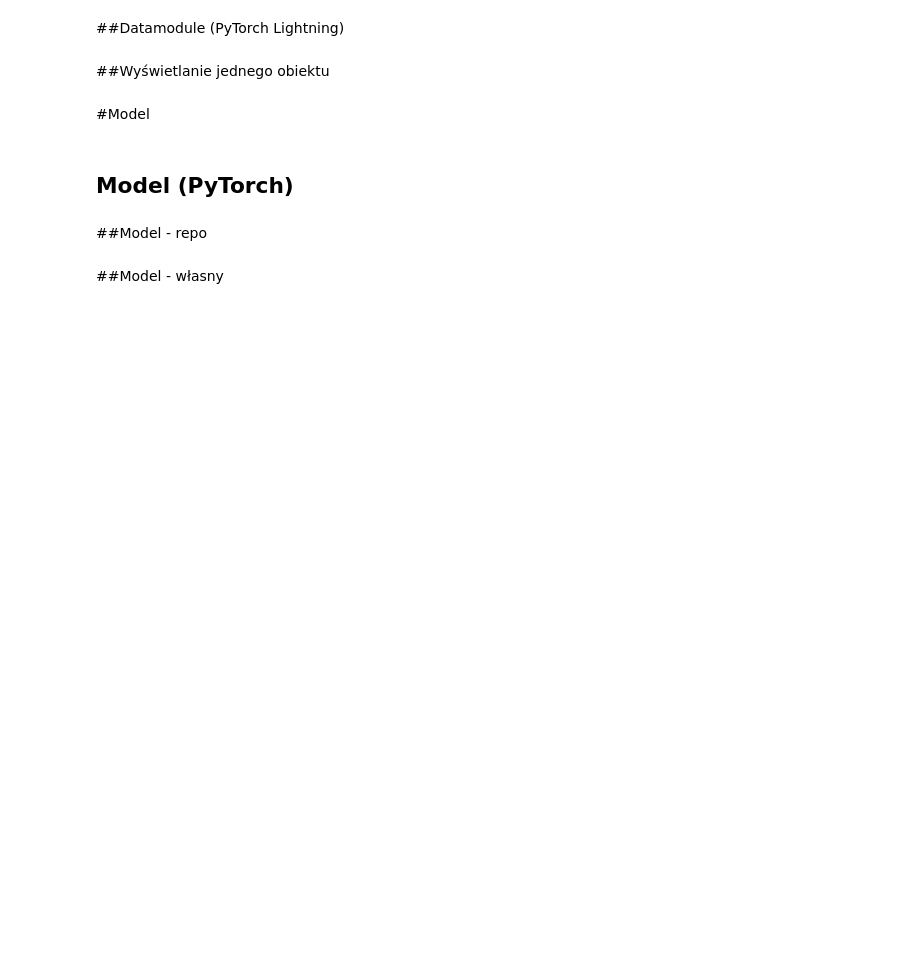
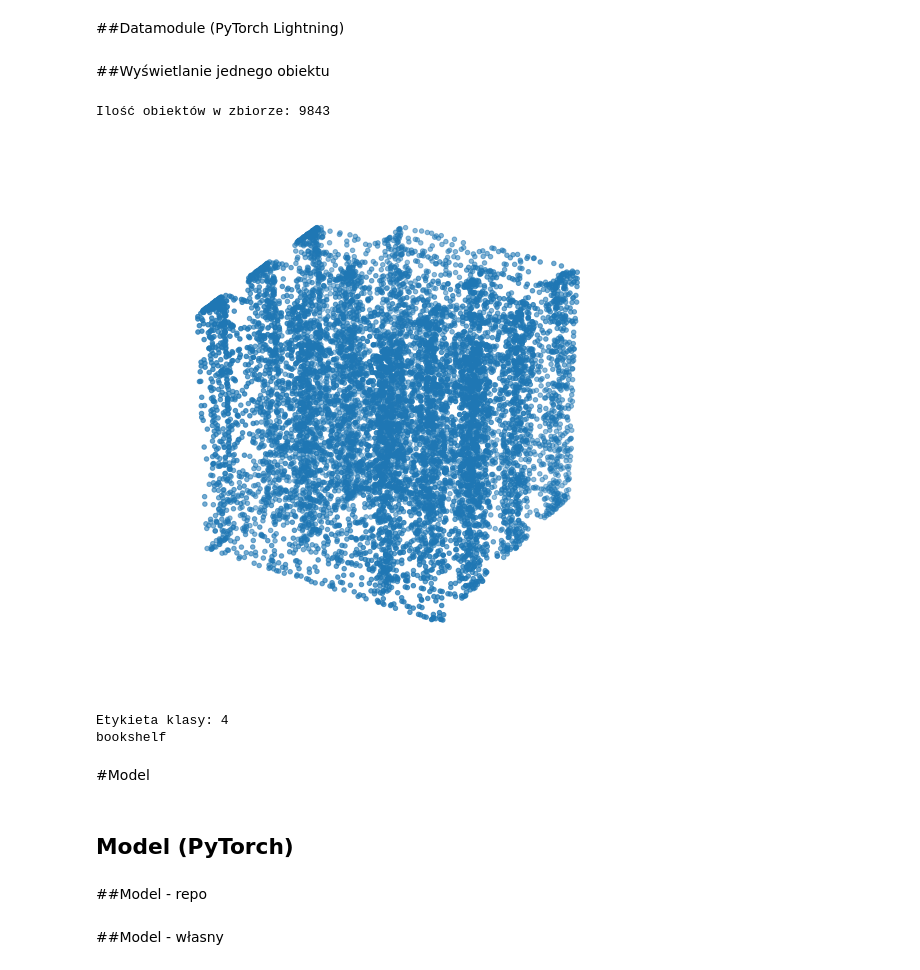
Before and after one commit to wojtekbrodowski/gsn-pointnet, a Jupyter notebook: GSN_PointNet.ipynb, the cells around one changed output. Drawn from its saved outputs; the diff is of its cells as text; code cells hidden in the pictures; blank space fills up the shorter version.

```diff
--- a/GSN_PointNet.ipynb
+++ b/GSN_PointNet.ipynb
@@ -253,15 +249,13 @@ class ModelNetDatasetNP(data.Dataset):
         self.objlist = tuple(zip(self.objlistNoClass, self.classlist))[:-1]
 
         self.classes_file = open(self.root + "modelnet40_shape_names.txt", "r")
-        self.classes_list = self.classes_file.read().replace('\n', ' ').split(" ")
+        self.classes_list = self.classes_file.read().replace('\n', ' ').split(" ")[:-1]
         self.classes_nums = np.linspace(0,self.num_classes-1,self.num_classes)
         self.classes_dict = dict(zip(sorted(self.classes_list), self.classes_nums.astype(int)))
         self.nums_dict = dict(map(reversed, self.classes_dict.items()))
 
     def __getitem__(self, index):
         impath, target = self.objlist[index]
-        #impath = "bowl_0005"
-        #target = "bowl"
         try:
             array =  np.load(self.root + target + "/" + impath + ".npy")
         except FileNotFoundError:
@@ -393,34 +349,39 @@ def disp(vertices, target, faces, dataset, full):
     plt.show()
     print('Etykieta klasy: {}'.format(target))
     print(dataset.nums_dict[target])
     print('')
 
 #test for all objects
 '''
 print(len(mdltest))
 
 for n in range(len(mdltest)):
   xxx = mdltest[n]
   if xxx[0].shape[0] == 0:
     ipdb.set_trace(context=5)
 '''
 
 #mdltest = ModelNetDataset(root=dataset_root, randomize_pts = False, load_faces=True)
 #mdltestR = ModelNetDataset(root=dataset_root, randomize_pts = True, load_faces=True)
 mdltestNP = ModelNetDatasetNP(root="/content/modelnet40-normal_numpy/", randomize_pts = False, load_faces=True)
 
 print("Ilość obiektów w zbiorze: {}".format(len(mdltestNP)))
 ind = random.randint(0, len(mdltestNP))
 #xxx = mdltest[ind]
 #xxxR = mdltestR[ind]
-xxxNP = mdltestNP[9842]
+xxxNP = mdltestNP[ind]
 
 
 #disp(xxx[0], xxx[1], xxx[2], mdltest, full=False)
 #disp(xxx[0], xxx[1], xxx[2], mdltest, full=True)
 
 disp(xxxNP[0], xxxNP[1], _, mdltestNP, full=False)
 #disp(xxxR[0], xxxR[1], xxxR[2], mdltestR, full=False)
+# %% [output]
+Ilość obiektów w zbiorze: 9843
+[figure, added]
+Etykieta klasy: 4
+bookshelf
 # %% [markdown]
 #Model
 # %% [markdown]
```
Also changed, not shown: parts of 24 cells of this notebook, 5 other files.
